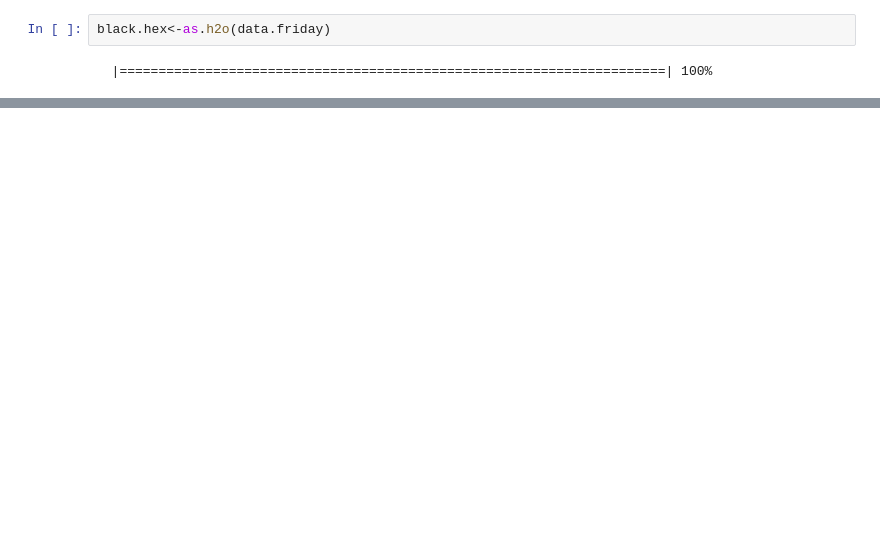
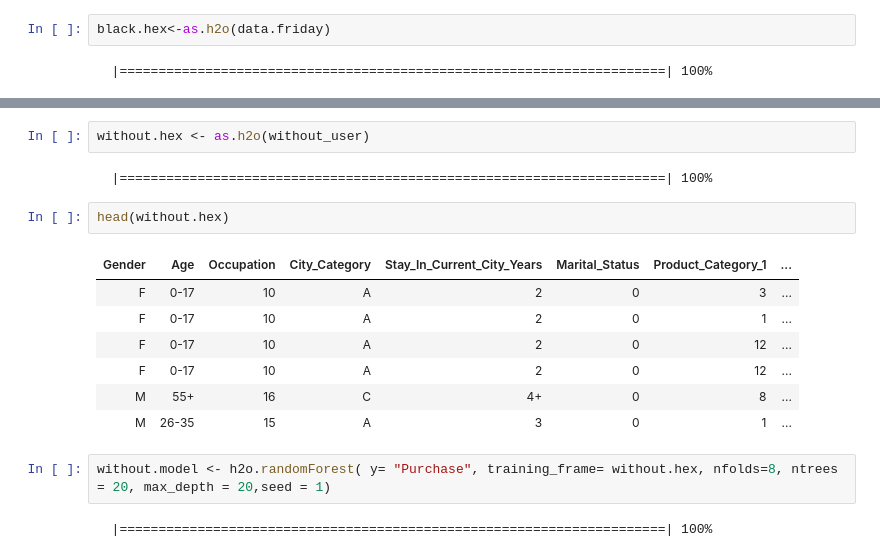
Before and after one commit to nicolameneghini/ESAME_MLDA, a Jupyter notebook: projectMLDA.ipynb, the cells around one changed output, grey strips where cells are left out. Cells and saved outputs as stored; diff of their text form; blank space fills up the shorter version.

```diff
--- a/projectMLDA.ipynb
+++ b/projectMLDA.ipynb
@@ -337,0 +259,18 @@ The only one which is not is gender, but it does not come as a surprise with a l
+# %%
+without.hex <- as.h2o(without_user)
+# %% [output]
+  |======================================================================| 100%
+# %%
+head(without.hex)
+# %% [output]
+| Gender | Age | Occupation | City_Category | Stay_In_Current_City_Years | Marital_Status | Product_Category_1 | ... |
+| F | 0-17 | 10 | A | 2 | 0 | 3 | ... |
+| F | 0-17 | 10 | A | 2 | 0 | 1 | ... |
+| F | 0-17 | 10 | A | 2 | 0 | 12 | ... |
+| F | 0-17 | 10 | A | 2 | 0 | 12 | ... |
+| M | 55+ | 16 | C | 4+ | 0 | 8 | ... |
+| M | 26-35 | 15 | A | 3 | 0 | 1 | ... |
+# %%
+without.model <- h2o.randomForest( y= "Purchase", training_frame= without.hex, nfolds=8, ntrees = 20, max_depth = 20,seed = 1)
+# %% [output]
+  |======================================================================| 100%
```
Also changed, not shown: parts of 26 cells of this notebook.
